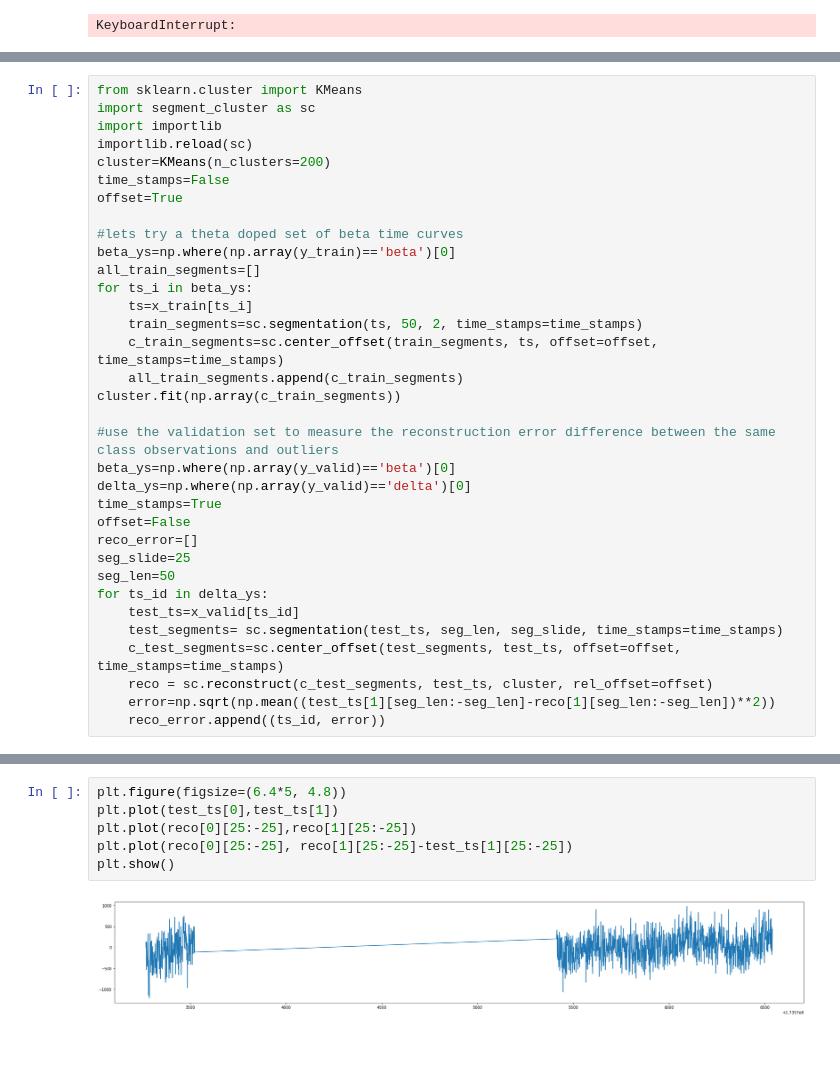
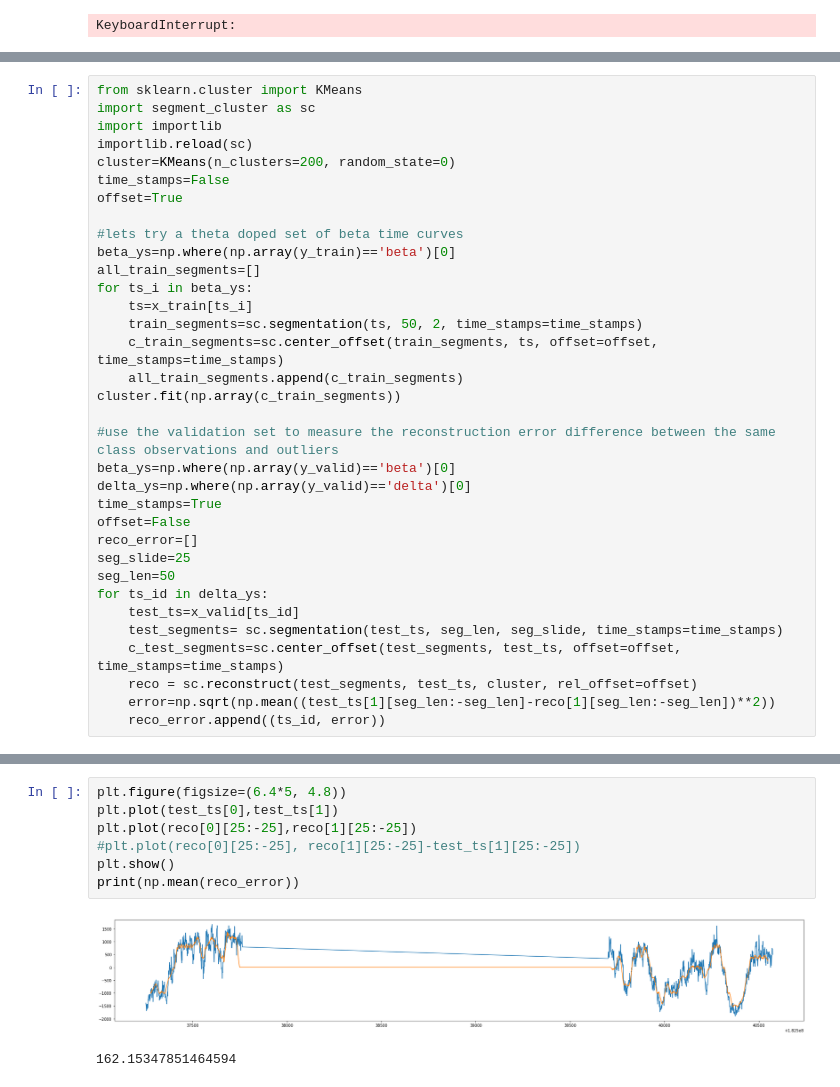
Before and after one commit to jorwatkapola/timeseries_segment_clustering, a Jupyter notebook: segment_clustering.ipynb, the cells around one changed output, grey strips where cells are left out. Drawn from its saved outputs; the diff is of its cells as text; blank space fills up the shorter version.

```diff
--- a/segment_clustering.ipynb
+++ b/segment_clustering.ipynb
@@ -179,7 +173,7 @@ from sklearn.cluster import KMeans
 import segment_cluster as sc
 import importlib
 importlib.reload(sc)
-cluster=KMeans(n_clusters=200)
+cluster=KMeans(n_clusters=200, random_state=0)
 time_stamps=False
 offset=True
 
@@ -205,6 +199,6 @@ for ts_id in delta_ys:
     test_ts=x_valid[ts_id]
     test_segments= sc.segmentation(test_ts, seg_len, seg_slide, time_stamps=time_stamps)
     c_test_segments=sc.center_offset(test_segments, test_ts, offset=offset, time_stamps=time_stamps)
-    reco = sc.reconstruct(c_test_segments, test_ts, cluster, rel_offset=offset)
+    reco = sc.reconstruct(test_segments, test_ts, cluster, rel_offset=offset)
     error=np.sqrt(np.mean((test_ts[1][seg_len:-seg_len]-reco[1][seg_len:-seg_len])**2))
     reco_error.append((ts_id, error))
@@ -246,8 +230,10 @@ reco = sc.reconstruct(c_test_segments, test_ts, cluster, rel_offset=offset)
 # %%
 plt.figure(figsize=(6.4*5, 4.8))
 plt.plot(test_ts[0],test_ts[1])
 plt.plot(reco[0][25:-25],reco[1][25:-25])
-plt.plot(reco[0][25:-25], reco[1][25:-25]-test_ts[1][25:-25])
+#plt.plot(reco[0][25:-25], reco[1][25:-25]-test_ts[1][25:-25])
 plt.show()
+print(np.mean(reco_error))
 # %% [output]
-[figure, old version]
+[figure, new version]
+162.15347851464594
```
Also changed, not shown: parts of 14 cells of this notebook, 4 other files.
